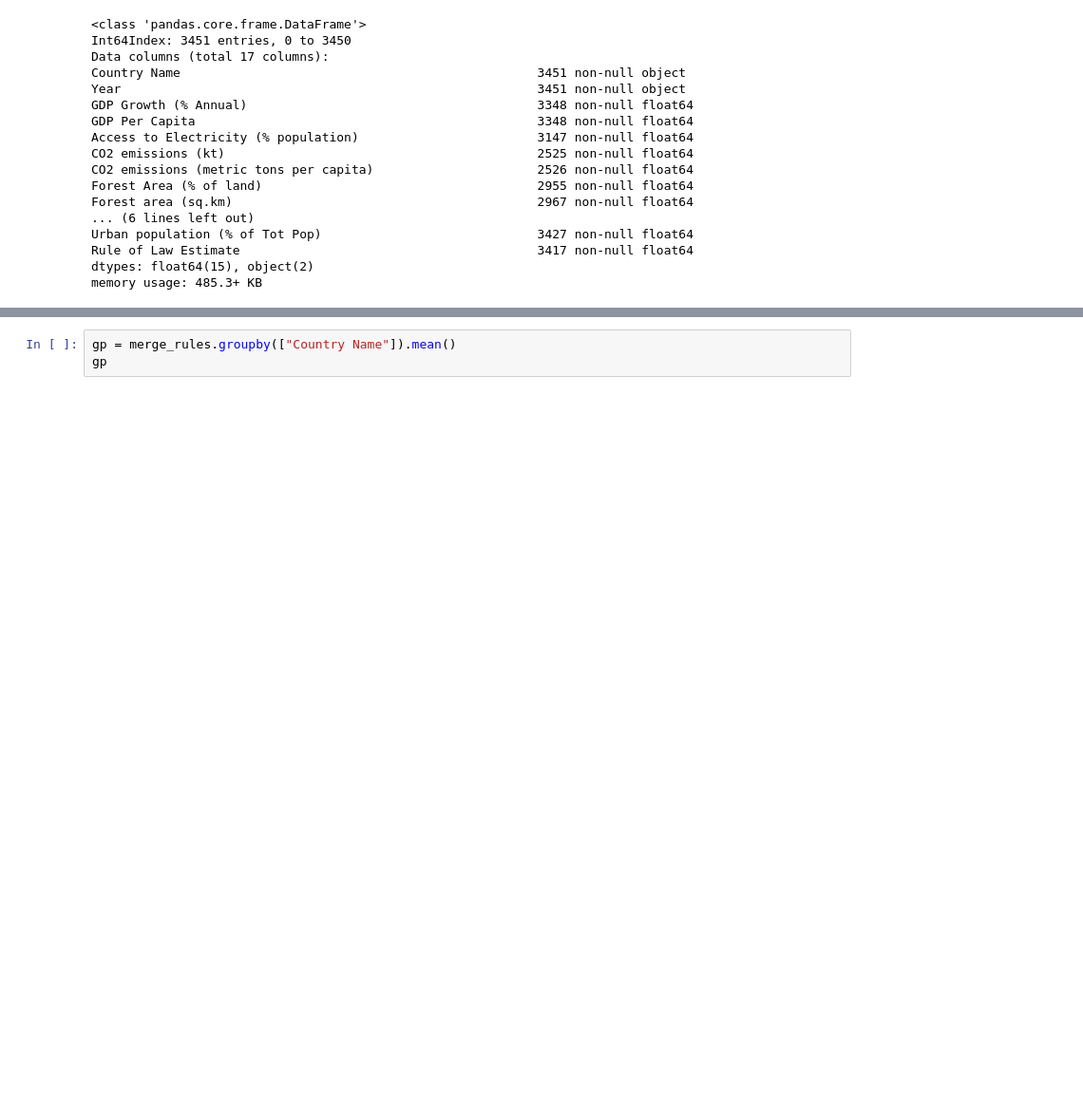
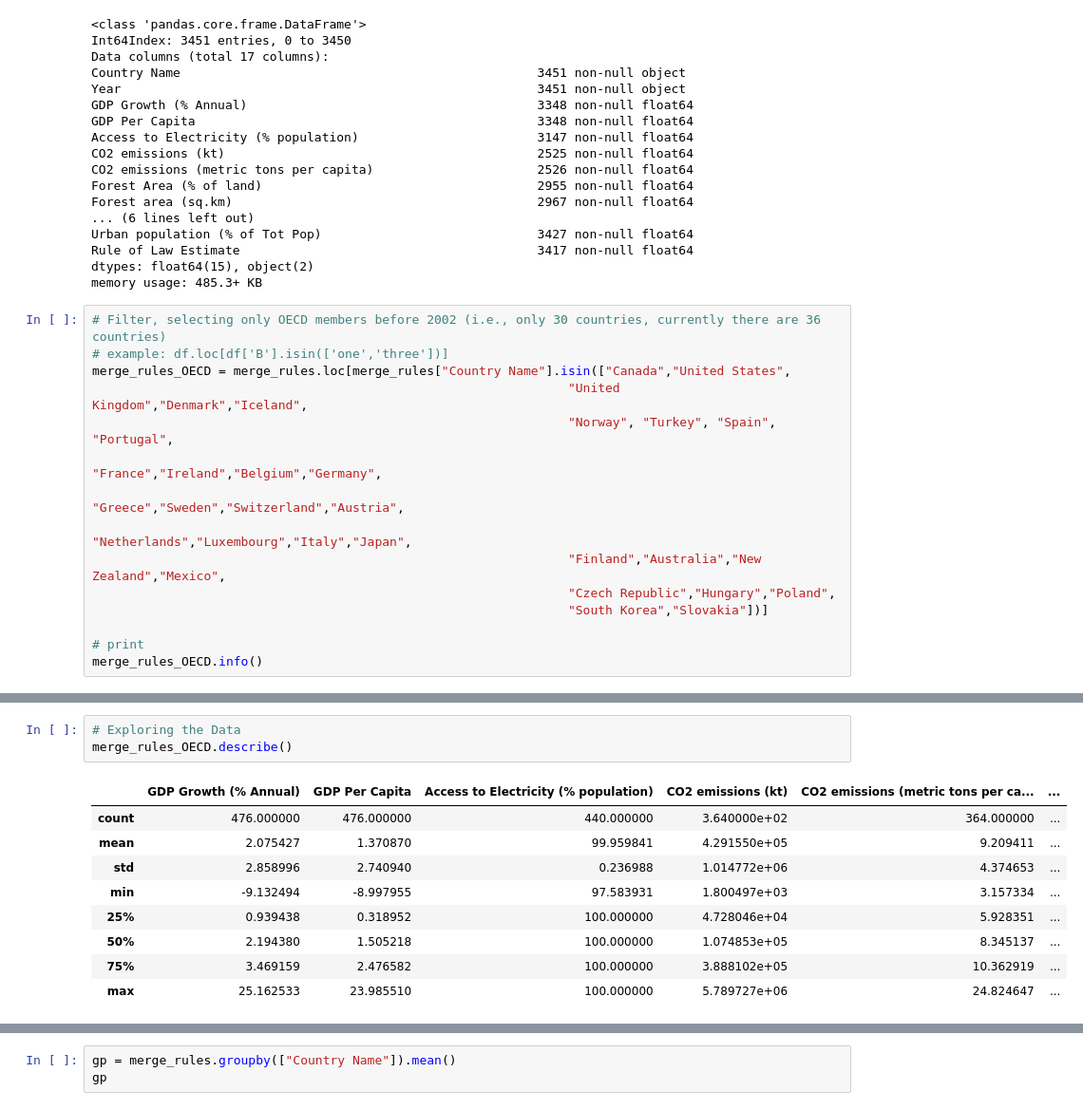
Before and after one commit to FedericoMRenaud/Proyect-One, a Jupyter notebook: All_data_frames/Merging_1998-2018.ipynb, the cells around one changed output, grey strips where cells are left out. Shown: that part at 95% size. Cells and saved outputs as stored; diff of their text form; blank space fills up the shorter version.

Commit message:
Delimiting our sample to only OECD countries

```diff
--- a/All_data_frames/Merging_1998-2018.ipynb
+++ b/All_data_frames/Merging_1998-2018.ipynb
@@ -480,3 +480,18 @@ Urban population (% of Tot Pop)                             3427 non-null float6
 Rule of Law Estimate                                        3417 non-null float64
 dtypes: float64(15), object(2)
 memory usage: 485.3+ KB
+# %%
+# Filter, selecting only OECD members before 2002 (i.e., only 30 countries, currently there are 36 countries)
+# example: df.loc[df['B'].isin(['one','three'])]
+merge_rules_OECD = merge_rules.loc[merge_rules["Country Name"].isin(["Canada","United States",
+                                                                "United Kingdom","Denmark","Iceland",
+                                                                "Norway", "Turkey", "Spain", "Portugal",
+                                                                "France","Ireland","Belgium","Germany",
+                                                                "Greece","Sweden","Switzerland","Austria",
+                                                                "Netherlands","Luxembourg","Italy","Japan",
+                                                                "Finland","Australia","New Zealand","Mexico",
+                                                                "Czech Republic","Hungary","Poland",
+                                                                "South Korea","Slovakia"])]
+
+# print
+merge_rules_OECD.info()
@@ -482,0 +516,13 @@ memory usage: 485.3+ KB
+# %%
+# Exploring the Data
+merge_rules_OECD.describe()
+# %% [output]
+|  | GDP Growth (% Annual) | GDP Per Capita | Access to Electricity (% population) | CO2 emissions (kt) | CO2 emissions (metric tons per ca... | ... |
+| count | 476.000000 | 476.000000 | 440.000000 | 3.640000e+02 | 364.000000 | ... |
+| mean | 2.075427 | 1.370870 | 99.959841 | 4.291550e+05 | 9.209411 | ... |
+| std | 2.858996 | 2.740940 | 0.236988 | 1.014772e+06 | 4.374653 | ... |
+| min | -9.132494 | -8.997955 | 97.583931 | 1.800497e+03 | 3.157334 | ... |
+| 25% | 0.939438 | 0.318952 | 100.000000 | 4.728046e+04 | 5.928351 | ... |
+| 50% | 2.194380 | 1.505218 | 100.000000 | 1.074853e+05 | 8.345137 | ... |
+| 75% | 3.469159 | 2.476582 | 100.000000 | 3.888102e+05 | 10.362919 | ... |
+| max | 25.162533 | 23.985510 | 100.000000 | 5.789727e+06 | 24.824647 | ... |
```
Also changed, not shown: parts of 4 cells of this notebook.
